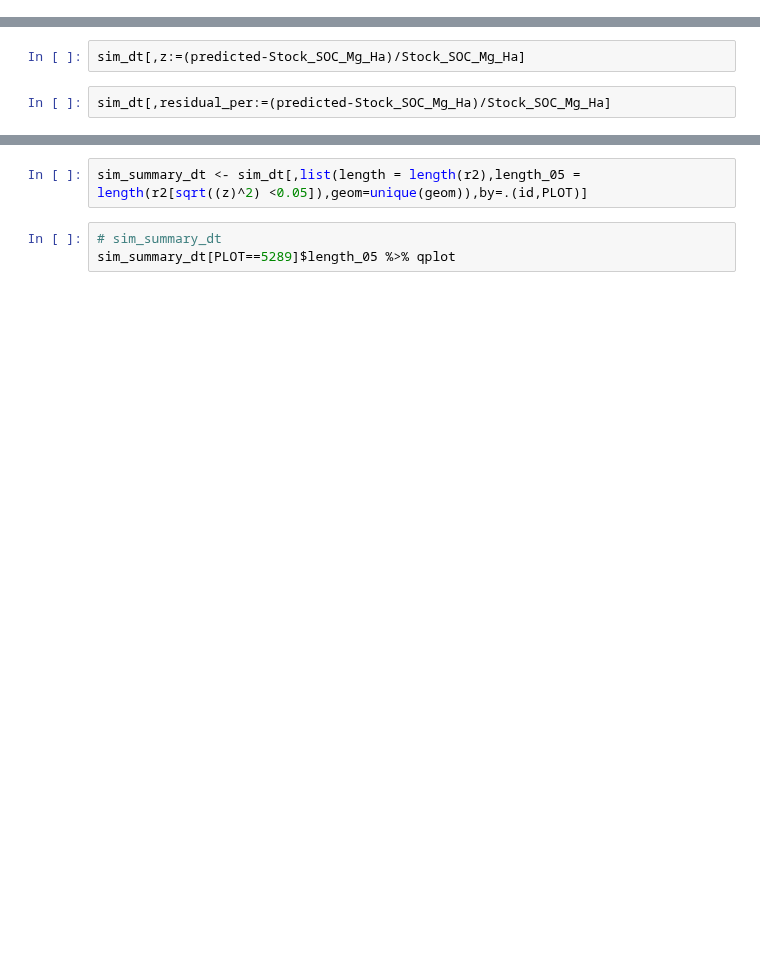
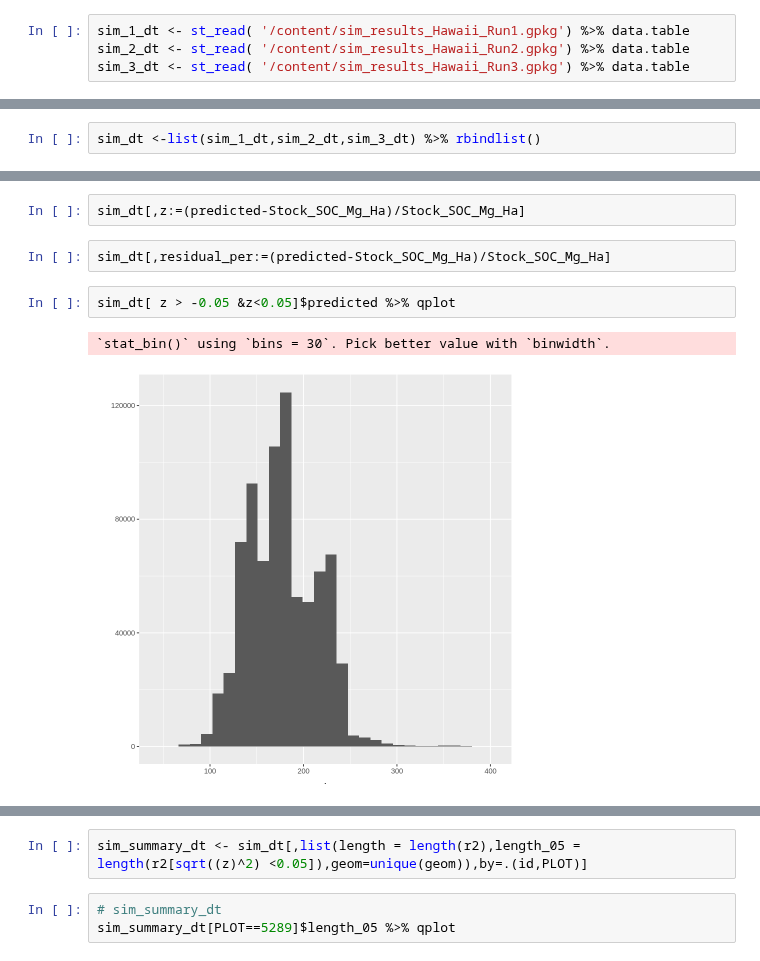
Before and after one commit to seismosmsr/hawaii_soils, a Jupyter notebook: Hawaii_Soils_Analysis.ipynb, the cells around one changed output, grey strips where cells are left out. Drawn from its saved outputs; the diff is of its cells as text; blank space fills up the shorter version.

```diff
--- a/Hawaii_Soils_Analysis.ipynb
+++ b/Hawaii_Soils_Analysis.ipynb
@@ -46,0 +142,4 @@ sim_dt <- st_read( '/content/sim_results_Hawaii_Run6.gpkg') %>% data.table
+# %%
+sim_1_dt <- st_read( '/content/sim_results_Hawaii_Run1.gpkg') %>% data.table
+sim_2_dt <- st_read( '/content/sim_results_Hawaii_Run2.gpkg') %>% data.table
+sim_3_dt <- st_read( '/content/sim_results_Hawaii_Run3.gpkg') %>% data.table
@@ -47 +164,3 @@ sim_dt <- st_read( '/content/sim_results_Hawaii_Run6.gpkg') %>% data.table
+# %%
+sim_dt <-list(sim_1_dt,sim_2_dt,sim_3_dt) %>% rbindlist()
 # %%
@@ -62,3 +186,8 @@ sim_dt %>% names
 sim_dt[,z:=(predicted-Stock_SOC_Mg_Ha)/Stock_SOC_Mg_Ha]
 # %%
 sim_dt[,residual_per:=(predicted-Stock_SOC_Mg_Ha)/Stock_SOC_Mg_Ha]
+# %%
+sim_dt[ z > -0.05 &z<0.05]$predicted %>% qplot
+# %% [output]
+`stat_bin()` using `bins = 30`. Pick better value with `binwidth`.
+[figure, added]
```
Also changed, not shown: parts of 40 cells of this notebook.
